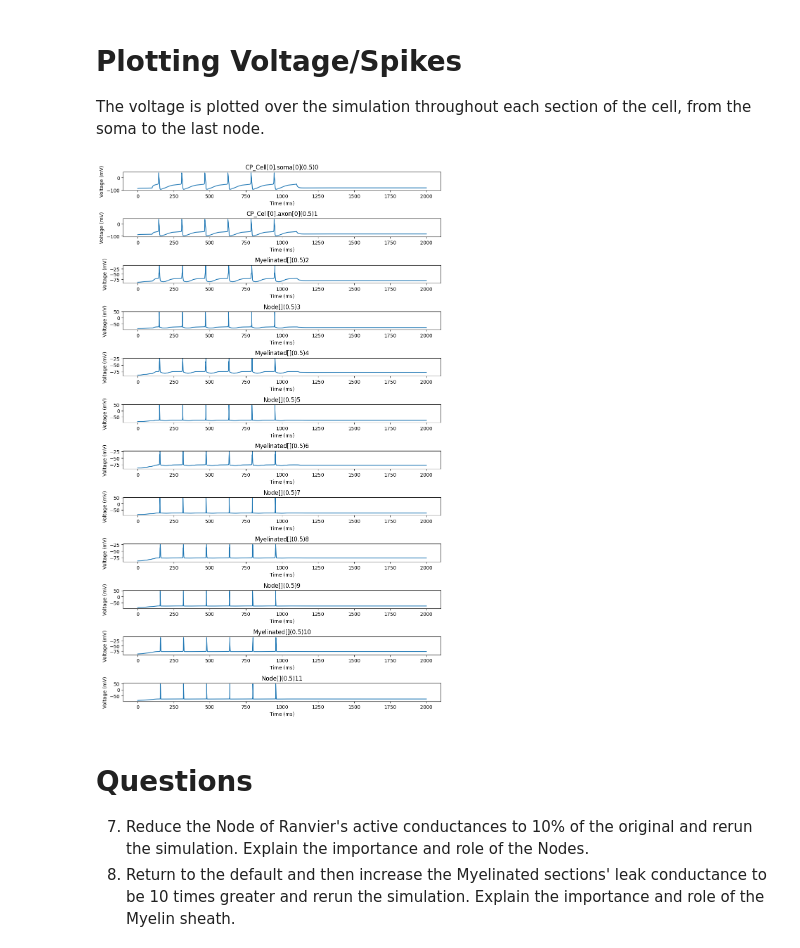
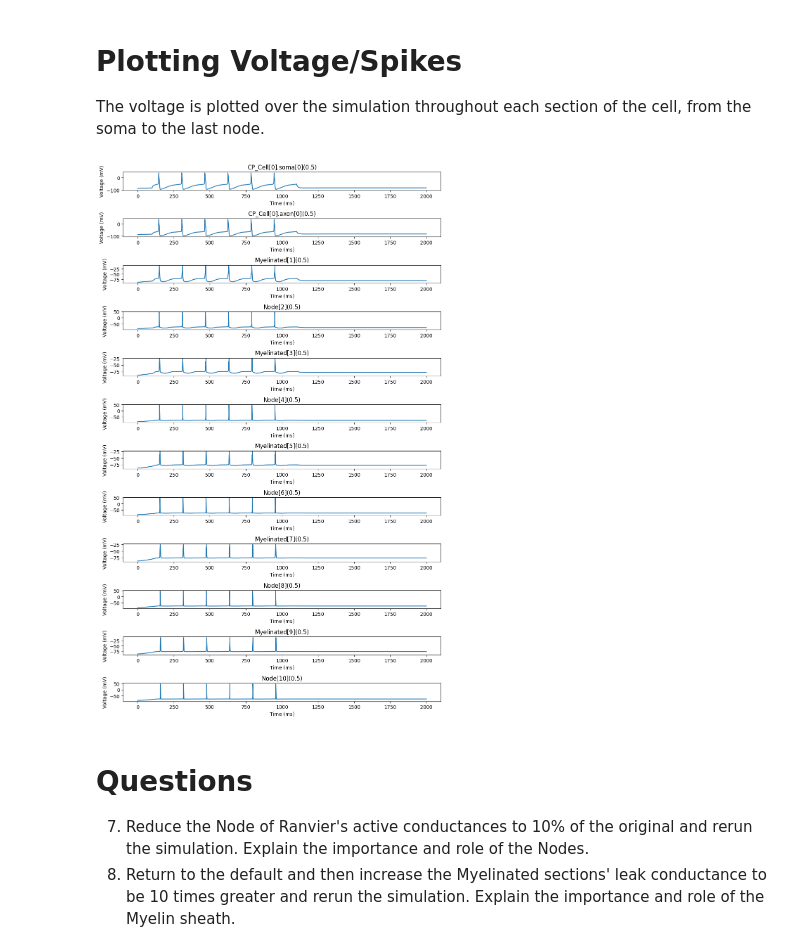
Before and after one commit to davidfague/Computational-Neuroscience-tutorials, a Jupyter notebook: B3_Rinput_FI_AP_propagation.ipynb, the cells around one changed output. Drawn from its saved outputs; the diff is of its cells as text; code cells hidden in the pictures.

```diff
--- a/B3_Rinput_FI_AP_propagation.ipynb
+++ b/B3_Rinput_FI_AP_propagation.ipynb
@@ -351,9 +353,9 @@ node_length = 1
 
 for i in range(10):
     if i % 2 == 0:  # Myelinated segment
-        axon = h.Section(name='Myelinated[]'.format(i+1))
+        axon = h.Section(name='Myelinated[{}]'.format(i+1))
     else:
-        axon = h.Section(name='Node[]'.format(i+1))
+        axon = h.Section(name='Node[{}]'.format(i+1))
     new_sections.append(axon)
     axon.insert('hh')
     #  op0
@@ -562,19 +564,19 @@ The voltage is plotted over the simulation throughout each section of the cell,
 # %%
 import matplotlib.pyplot as plt
 
 fig, axs = plt.subplots(len(segs), 1, figsize=(10, 16))  # 10 subplots stacked vertically, figure size is 10x20 inches
 
 for i,seg in enumerate(segs):  # Assuming you have 10 segments in your axon
     axs[i].plot(t_vec, V_vecs[i])
-    axs[i].set_title(str(seg) + str(i))
+    axs[i].set_title(str(seg))
     axs[i].set_xlabel('Time (ms)')
     axs[i].set_ylabel('Voltage (mV)')
     # axs[i].set_ylim(-70,vc.amp[0]+1)
 
 plt.tight_layout()  # Adjust layout for better visibility
 plt.show()
 # %% [output]
-[figure, old version]
+[figure, new version]
 # %% [markdown]
 # Questions
 7.   Reduce the Node of Ranvier's active conductances to 10% of the original and rerun the simulation. Explain the importance and role of the Nodes.
```
Also changed, not shown: parts of 5 cells of this notebook.
